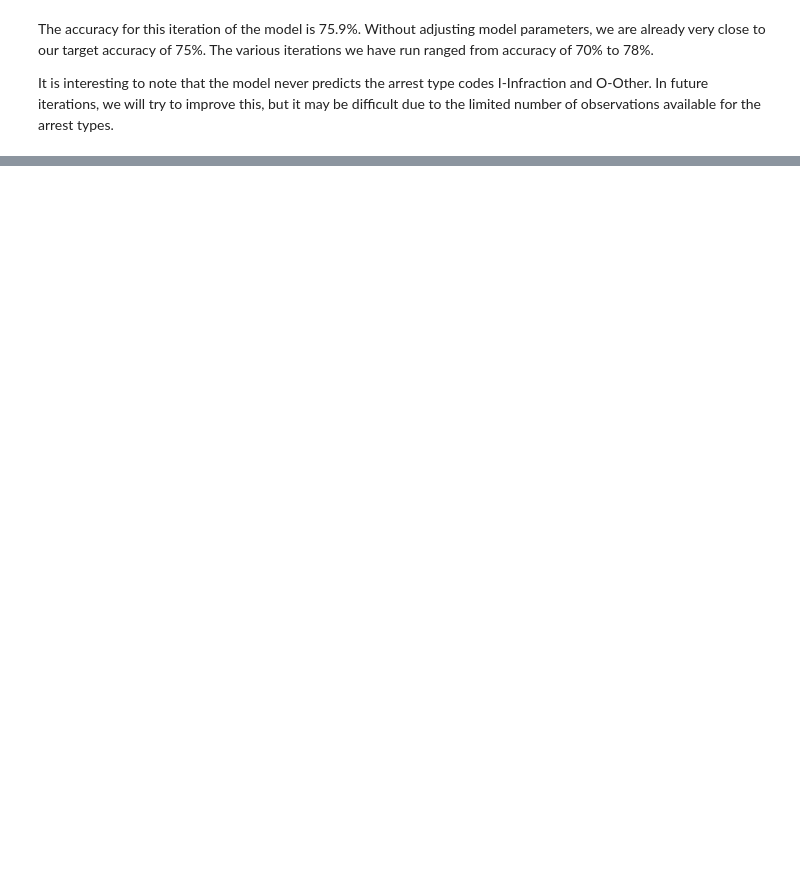
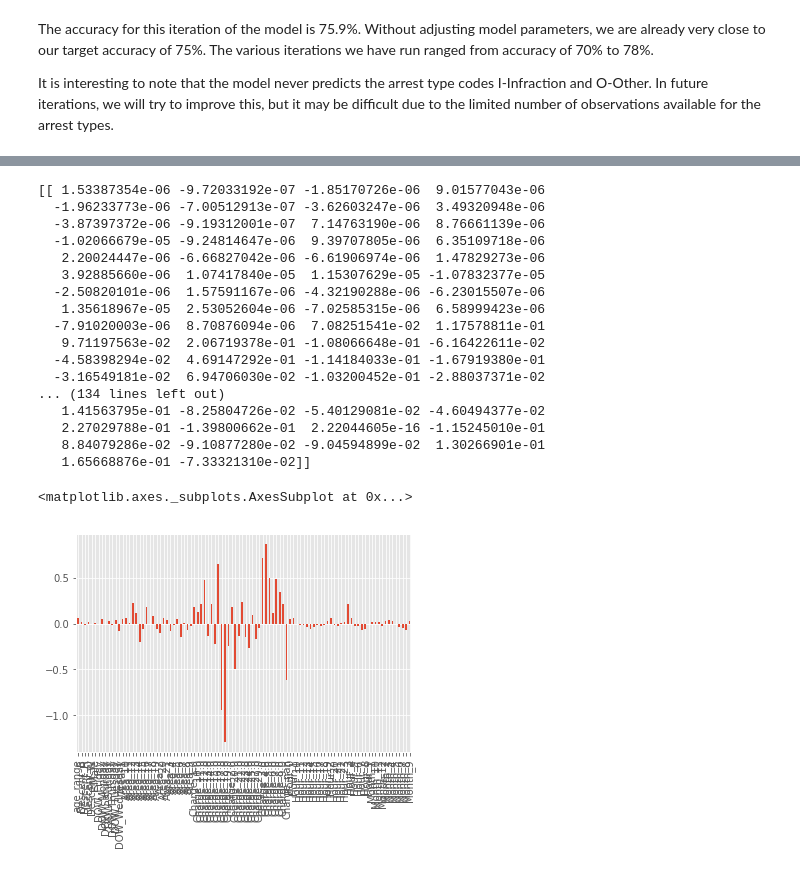
Before and after one commit to EdwardAF-IT/machine-learning-i-group-project, a Jupyter notebook: Code/Lab2_FordFryNavaTan_Final.ipynb, the cells around one changed output, grey strips where cells are left out. Cells and saved outputs as stored; diff of their text form; code cells hidden in the pictures; blank space fills up the shorter version.

```diff
--- a/Code/Lab2_FordFryNavaTan_Final.ipynb
+++ b/Code/Lab2_FordFryNavaTan_Final.ipynb
@@ -378,0 +396,18 @@ pandas.core.series.Series
+# %%
+# lets investigate SVMs on the data and play with the parameters and kernels
+
+# train the model with a linear kernal
+svm_clf = SVC(C=0.5, kernel='linear', degree=3, gamma='auto') # get object
+svm_clf.fit(X_train_scaled, y_train)  # train object
+
+y_hat = svm_clf.predict(X_test_scaled) # get test set precitions
+
+acc = mt.accuracy_score(y_test,y_hat)
+conf = mt.confusion_matrix(y_test,y_hat)
+print('Linear SVM Accuracy:', acc )
+print(conf)
+
+# look at the support vectors
+print(svm_clf.support_vectors_.shape)
+print(svm_clf.support_.shape)
+print(svm_clf.n_support_ )
@@ -378,0 +423,25 @@ pandas.core.series.Series
+# %%
+# Look at the weights for linear SVM
+print(svm_clf.coef_)
+weights = pd.Series(svm_clf.coef_[0],index=df.columns)
+weights.plot(kind='bar')
+# %% [output]
+[[ 1.53387354e-06 -9.72033192e-07 -1.85170726e-06  9.01577043e-06
+  -1.96233773e-06 -7.00512913e-07 -3.62603247e-06  3.49320948e-06
+  -3.87397372e-06 -9.19312001e-07  7.14763190e-06  8.76661139e-06
+  -1.02066679e-05 -9.24814647e-06  9.39707805e-06  6.35109718e-06
+   2.20024447e-06 -6.66827042e-06 -6.61906974e-06  1.47829273e-06
+   3.92885660e-06  1.07417840e-05  1.15307629e-05 -1.07832377e-05
+  -2.50820101e-06  1.57591167e-06 -4.32190288e-06 -6.23015507e-06
+   1.35618967e-05  2.53052604e-06 -7.02585315e-06  6.58999423e-06
+  -7.91020003e-06  8.70876094e-06  7.08251541e-02  1.17578811e-01
+   9.71197563e-02  2.06719378e-01 -1.08066648e-01 -6.16422611e-02
+  -4.58398294e-02  4.69147292e-01 -1.14184033e-01 -1.67919380e-01
+  -3.16549181e-02  6.94706030e-02 -1.03200452e-01 -2.88037371e-02
+... (134 lines left out)
+   1.41563795e-01 -8.25804726e-02 -5.40129081e-02 -4.60494377e-02
+   2.27029788e-01 -1.39800662e-01  2.22044605e-16 -1.15245010e-01
+   8.84079286e-02 -9.10877280e-02 -9.04594899e-02  1.30266901e-01
+   1.65668876e-01 -7.33321310e-02]]
+<matplotlib.axes._subplots.AxesSubplot at 0x...>
+[figure, added]
```
Also changed, not shown: parts of 20 cells of this notebook, 2 other files.
